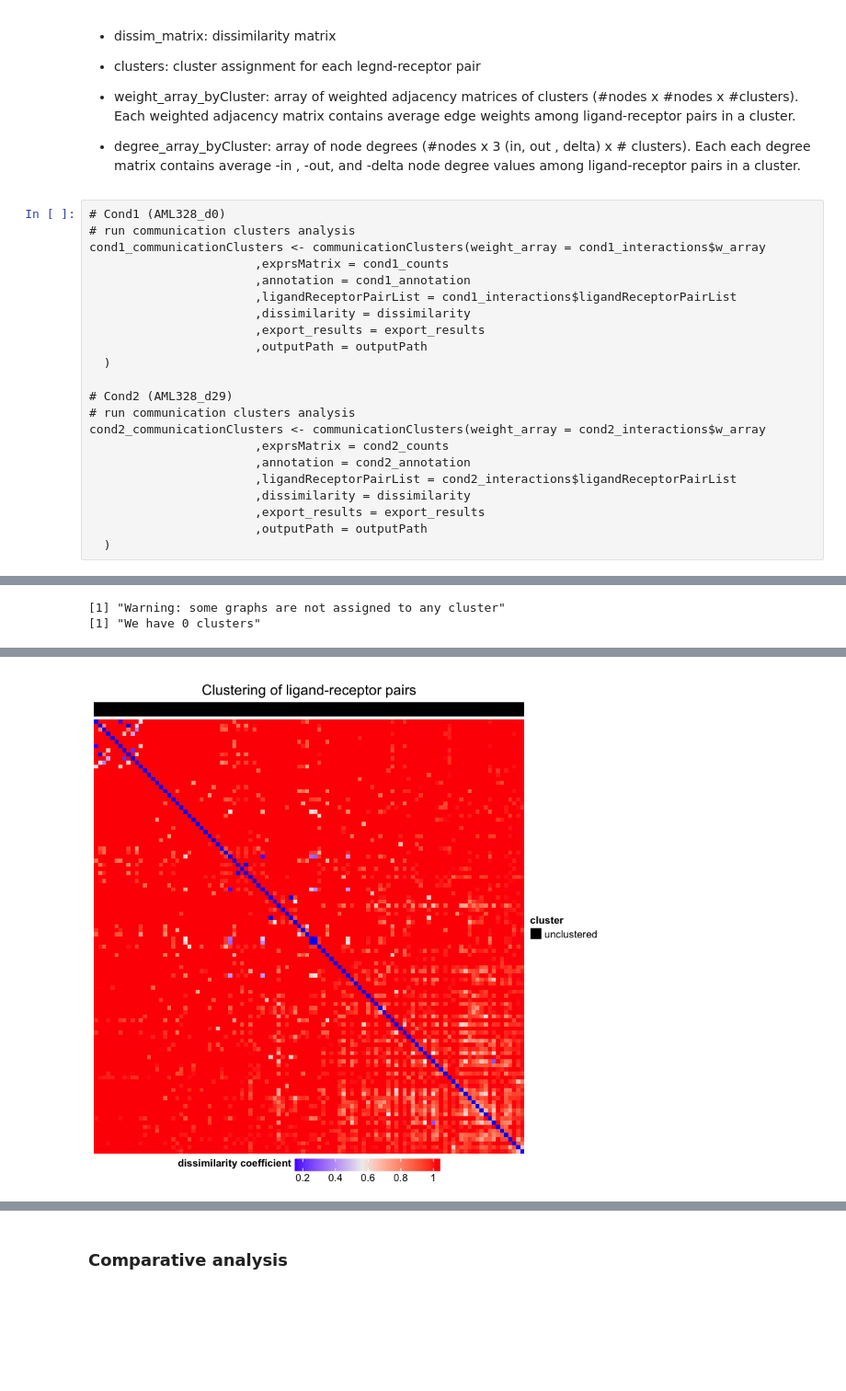
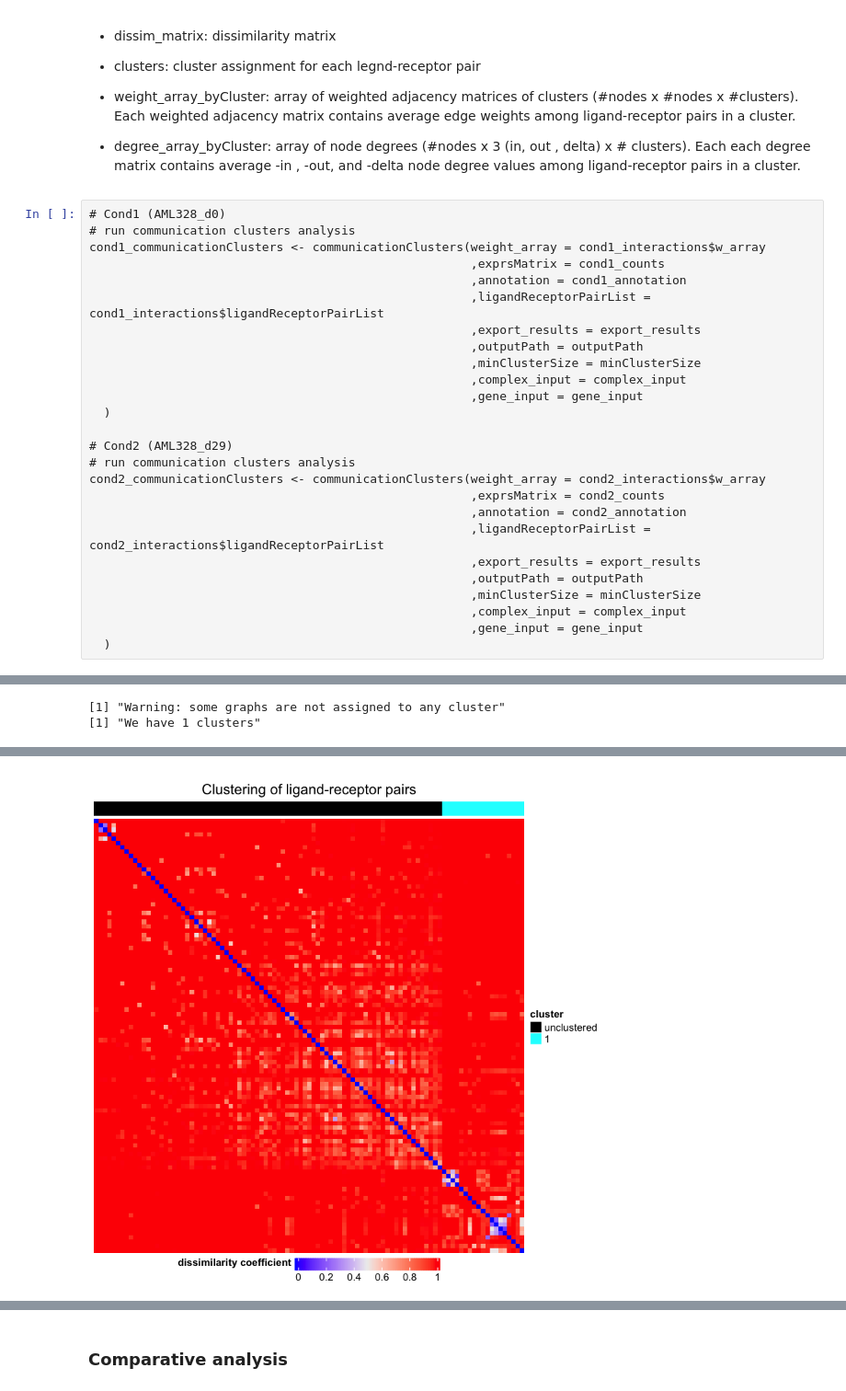
Before and after one commit to ScialdoneLab/COMUNET, a Jupyter notebook: Tutorials/comparativeAnalysis/3_ComparativeAnalysis.ipynb, the cells around one changed output, grey strips where cells are left out. Shown at 92% size. Drawn from its saved outputs; the diff is of its cells as text; blank space fills up the shorter version.

```diff
--- a/Tutorials/comparativeAnalysis/3_ComparativeAnalysis.ipynb
+++ b/Tutorials/comparativeAnalysis/3_ComparativeAnalysis.ipynb
@@ -1685,22 +1654,26 @@ The 'communicationClusters' variable will store the following information:
 # Cond1 (AML328_d0)
 # run communication clusters analysis
 cond1_communicationClusters <- communicationClusters(weight_array = cond1_interactions$w_array
-                       ,exprsMatrix = cond1_counts
-                       ,annotation = cond1_annotation
-                       ,ligandReceptorPairList = cond1_interactions$ligandReceptorPairList
-                       ,dissimilarity = dissimilarity
-                       ,export_results = export_results
-                       ,outputPath = outputPath
+                                                     ,exprsMatrix = cond1_counts
+                                                     ,annotation = cond1_annotation
+                                                     ,ligandReceptorPairList = cond1_interactions$ligandReceptorPairList
+                                                     ,export_results = export_results
+                                                     ,outputPath = outputPath
+                                                     ,minClusterSize = minClusterSize
+                                                     ,complex_input = complex_input
+                                                     ,gene_input = gene_input
   )
 
 # Cond2 (AML328_d29)
 # run communication clusters analysis
 cond2_communicationClusters <- communicationClusters(weight_array = cond2_interactions$w_array
-                       ,exprsMatrix = cond2_counts
-                       ,annotation = cond2_annotation
-                       ,ligandReceptorPairList = cond2_interactions$ligandReceptorPairList
-                       ,dissimilarity = dissimilarity
-                       ,export_results = export_results
-                       ,outputPath = outputPath
+                                                     ,exprsMatrix = cond2_counts
+                                                     ,annotation = cond2_annotation
+                                                     ,ligandReceptorPairList = cond2_interactions$ligandReceptorPairList
+                                                     ,export_results = export_results
+                                                     ,outputPath = outputPath
+                                                     ,minClusterSize = minClusterSize
+                                                     ,complex_input = complex_input
+                                                     ,gene_input = gene_input
   )
 # %% [output]
@@ -1710,2 +1683,2 @@ cond2_communicationClusters <- communicationClusters(weight_array = cond2_intera
 [1] "Warning: some graphs are not assigned to any cluster"
-[1] "We have 0 clusters"
+[1] "We have 1 clusters"
@@ -1713 +1686 @@ cond2_communicationClusters <- communicationClusters(weight_array = cond2_intera
-[figure, old version]
+[figure, new version]
```
Also changed, not shown: parts of 6 cells of this notebook, 1 other file.
